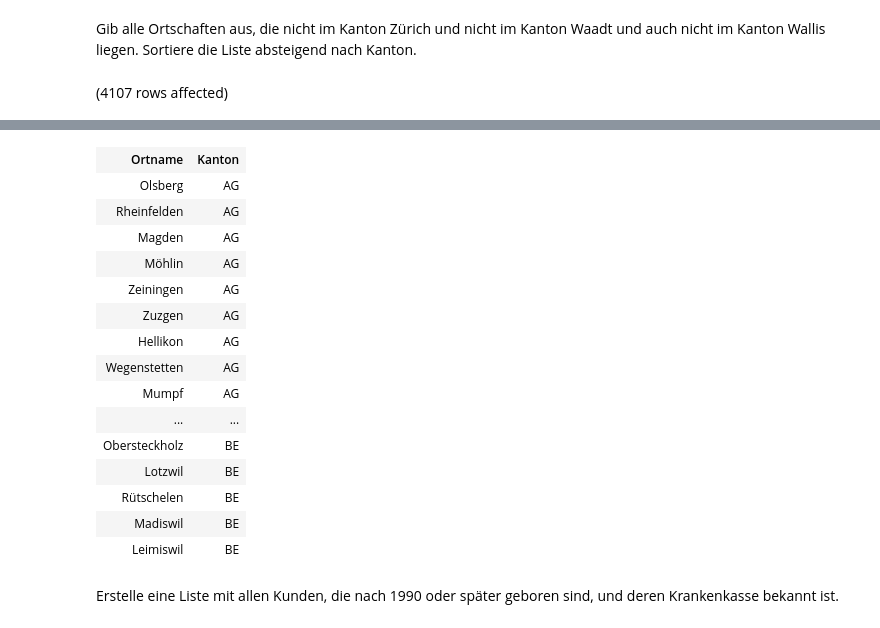
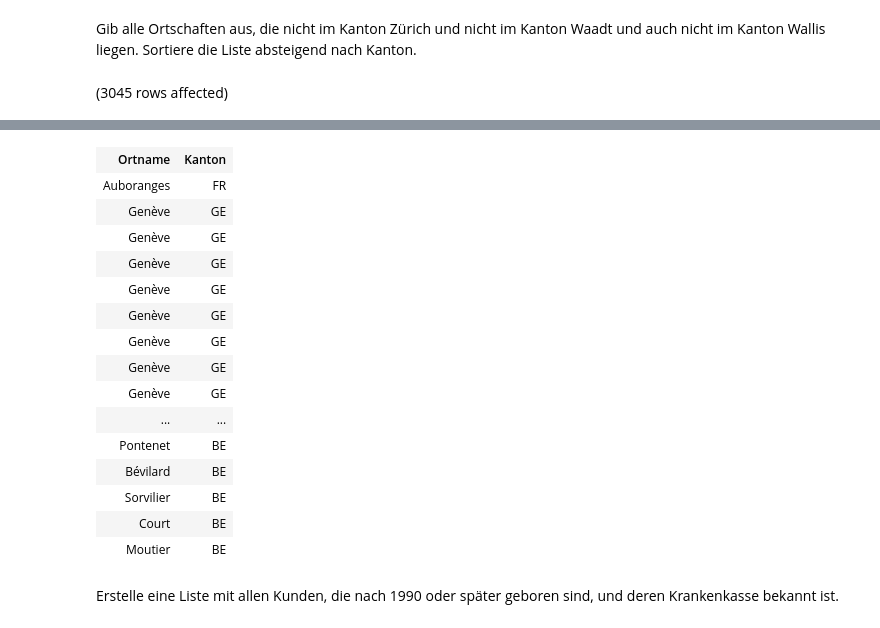
Before and after one commit to dDreistein/DatenModellieren, a Jupyter notebook: DatenAuslesenFitnessCenter.ipynb, the cells around one changed output, grey strips where cells are left out. Cells and saved outputs as stored; diff of their text form; code cells hidden in the pictures.

```diff
--- a/DatenAuslesenFitnessCenter.ipynb
+++ b/DatenAuslesenFitnessCenter.ipynb
@@ -110,6 +110,6 @@ Total execution time: 00:00:00.009
 # %% [markdown]
 Gib alle Ortschaften aus, die nicht im Kanton Zürich und nicht im Kanton Waadt und auch nicht im Kanton Wallis liegen. Sortiere die Liste absteigend nach Kanton.
 # %%
-SELECT Ortname, Kanton FROM Orte WHERE Kanton != 'ZH' OR Kanton != 'VD' OR Kanton != 'VS' ORDER BY Kanton ASC
+SELECT Ortname, Kanton FROM Orte WHERE Kanton NOT IN('ZH', 'VD', 'VS')
 # %% [output]
-(4107 rows affected)
+(3045 rows affected)
@@ -117,19 +117,19 @@ Total execution time: 00:00:00.027
 | Ortname | Kanton |
-| Olsberg | AG |
-| Rheinfelden | AG |
-| Magden | AG |
-| Möhlin | AG |
-| Zeiningen | AG |
-| Zuzgen | AG |
-| Hellikon | AG |
-| Wegenstetten | AG |
-| Mumpf | AG |
+| Auboranges | FR |
+| Genève | GE |
+| Genève | GE |
+| Genève | GE |
+| Genève | GE |
+| Genève | GE |
+| Genève | GE |
+| Genève | GE |
+| Genève | GE |
 | ... | ... |
-| Obersteckholz | BE |
-| Lotzwil | BE |
-| Rütschelen | BE |
-| Madiswil | BE |
-| Leimiswil | BE |
+| Pontenet | BE |
+| Bévilard | BE |
+| Sorvilier | BE |
+| Court | BE |
+| Moutier | BE |
 # %% [markdown]
 Erstelle eine Liste mit allen Kunden, die nach 1990 oder später geboren sind, und deren Krankenkasse bekannt ist.
 # %%
```
Also changed, not shown: parts of 14 cells of this notebook, 1 other file.
